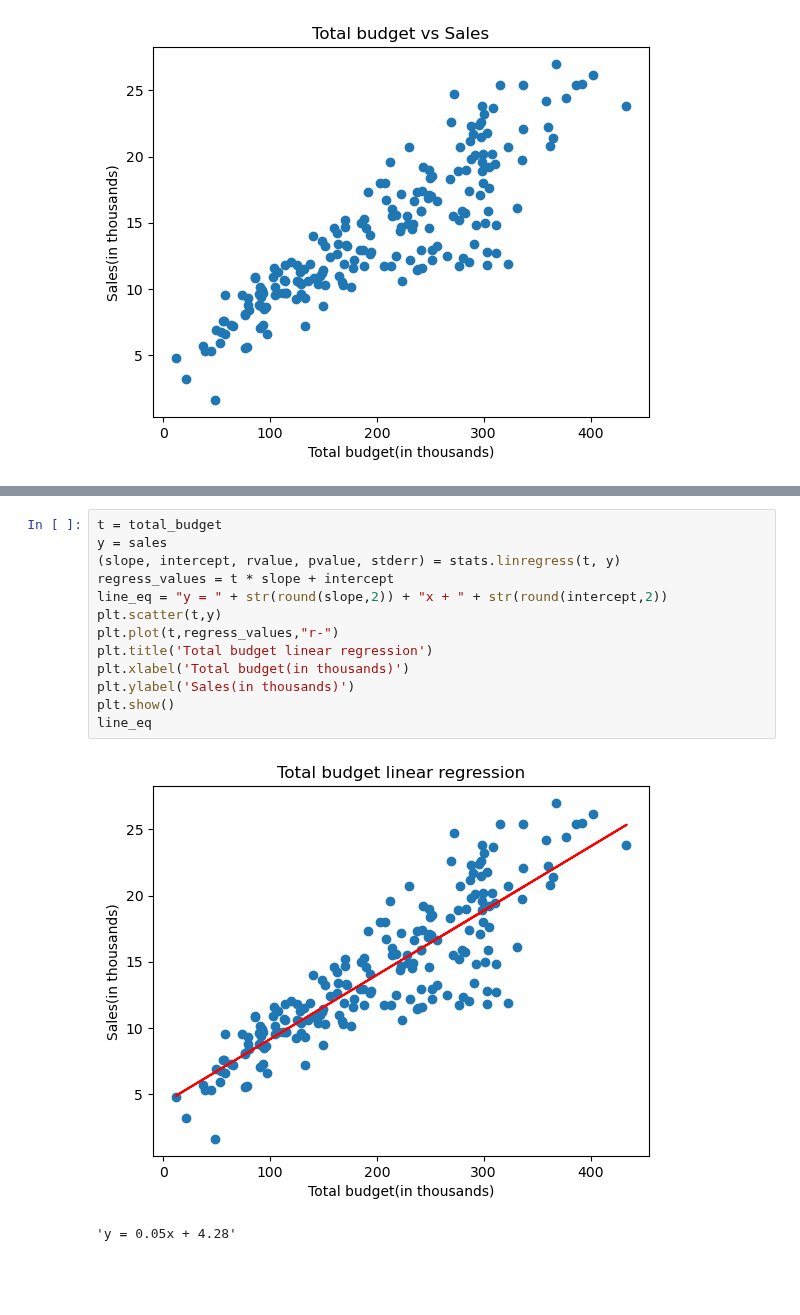
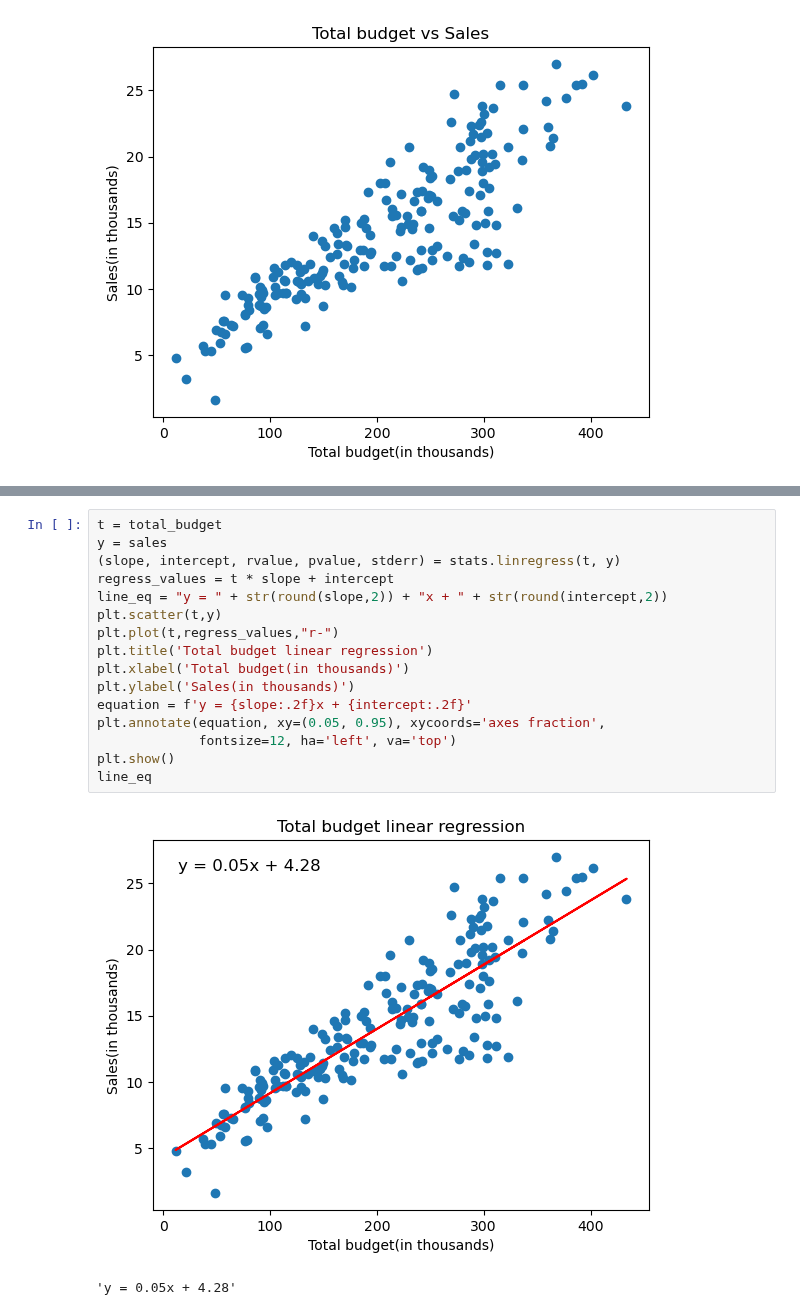
Before and after one commit to ricsalazar810/project-one, a Jupyter notebook: main.ipynb, the cells around one changed output, grey strips where cells are left out. Cells and saved outputs as stored; diff of their text form; blank space fills up the shorter version.

```diff
--- a/main.ipynb
+++ b/main.ipynb
@@ -209,16 +218,19 @@ line_eq
 # %%
 t = total_budget
 y = sales
 (slope, intercept, rvalue, pvalue, stderr) = stats.linregress(t, y)
 regress_values = t * slope + intercept
 line_eq = "y = " + str(round(slope,2)) + "x + " + str(round(intercept,2))
 plt.scatter(t,y)
 plt.plot(t,regress_values,"r-")
 plt.title('Total budget linear regression')
 plt.xlabel('Total budget(in thousands)')
 plt.ylabel('Sales(in thousands)')
+equation = f'y = {slope:.2f}x + {intercept:.2f}'
+plt.annotate(equation, xy=(0.05, 0.95), xycoords='axes fraction',
+             fontsize=12, ha='left', va='top')
 plt.show()
 line_eq
 # %% [output]
-[figure, old version]
+[figure, new version]
 'y = 0.05x + 4.28'
```
Also changed, not shown: parts of 5 cells of this notebook.
